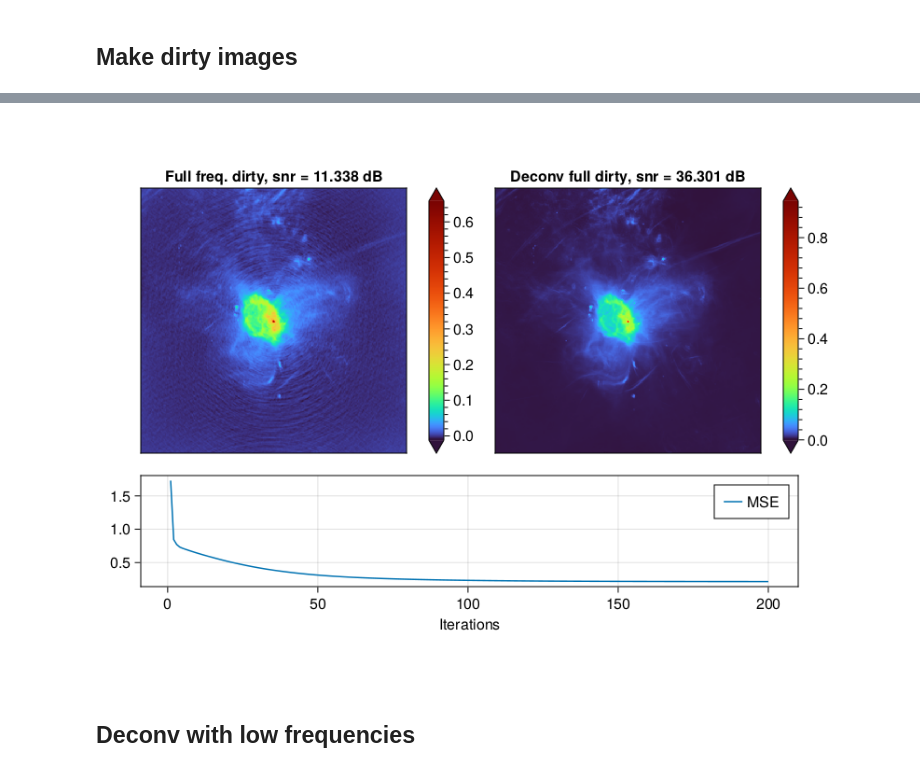
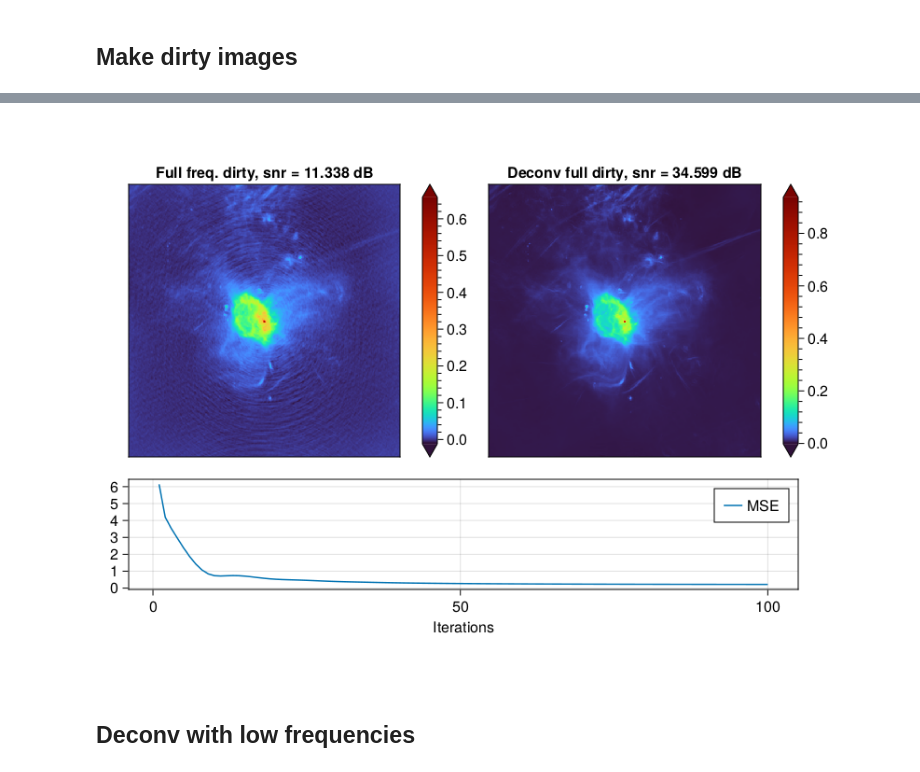
Before and after one commit to andferrari/DeconvMultiStep.jl, a Jupyter notebook: notebooks/main_meerkat.ipynb, the cells around one changed output, grey strips where cells are left out. Drawn from its saved outputs; the diff is of its cells as text; code cells hidden in the pictures.

```diff
--- a/notebooks/main_meerkat.ipynb
+++ b/notebooks/main_meerkat.ipynb
@@ -26,9 +26,10 @@ bases = make_bases("uvgen-test.txt", n_pix)
 
 # split bases and make psf's
 
-ℓ = 70.0 # baseline threshold (in pixels)
+ℓ = 60.0 # baseline center frequency (in pixels)
+δ = 20.0  # baseline half width (in pixels)
 
-psf, uv = make_psf(bases, n_pix,  ℓ)
+psf, uv = make_psf(bases, n_pix, ℓ, δ)
 println("# short bases: $(sum(uv.low))")
 println("# long bases: $(sum(uv.high))")
 
@@ -51,13 +52,13 @@ fig = plot_dirty(dirty, sky)
 # %%
 η = compute_step(psf.full)
-i_full, mse = fista(psf.full, dirty.full, 1e-5, 200, η; sky=sky);
+i_full, mse = fista(psf.full, dirty.full, 1e-4, 100, η; sky=sky);
 # %%
-titles = ["Full freq. dirty, snr = $(snr(sky, dirty.full)) dB",
+titles = ["Full freq. dirty, snr = $(snr(sky, dirty.full)) dB"
         "Deconv full dirty, snr = $(snr(sky, i_full)) dB"]
 fig = plot_deconv(dirty.full, sky, i_full, mse, titles)
 #save("../../paper/figs/recon_full.png", fig, px_per_unit = 4)
 # %% [output]
-[figure, old version]
+[figure, new version]
 # %% [markdown]
 ## Deconv with low frequencies
 # %%
```
Also changed, not shown: parts of 14 cells of this notebook, 7 other files.
